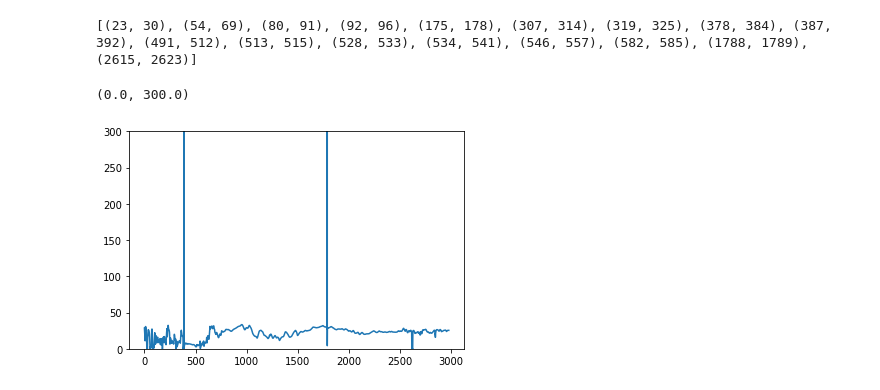
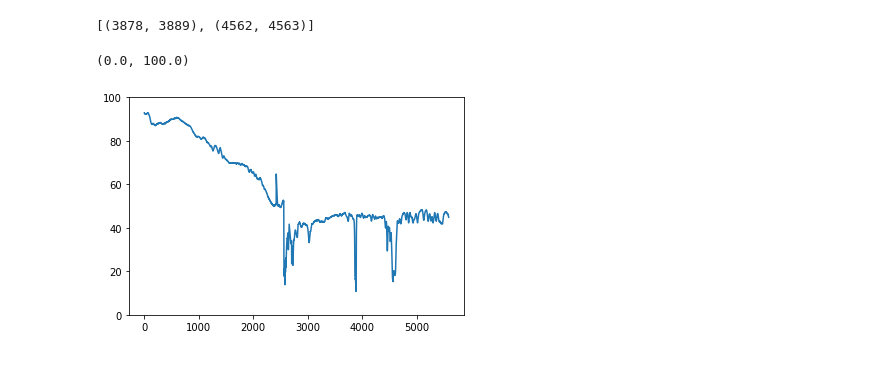
Before and after one commit to bradlipovsky/antarctic-rift-catalog, a Jupyter notebook: test_the_detector.ipynb, the cells around one changed output. Cells and saved outputs as stored; diff of their text form; code cells hidden in the pictures.

```diff
--- a/test_the_detector.ipynb
+++ b/test_the_detector.ipynb
@@ -11,14 +11,28 @@ import pickle
 
 shelf_name='brunt-riiser-ekstrom'
 
-atl06_file_name = './atl06_' + shelf_name + '.pkl'
-atl06_filelist = './filelists/' + shelf_name + '-list.json'
-dataset_path = '/data/fast0/'
+# atl06_file_name = './atl06_' + shelf_name + '.pkl'
+# atl06_file_name = '/home/bradlipovsky/notebooks/brunt-is2-rifts/atl06_' + shelf_name + '.pkl'
+atl06_file_name = '/data/fast1/arc/atl06_' + shelf_name + '.pkl'
+# atl06_filelist = './filelists/' + shelf_name + '-list.json'
+# dataset_path = '/data/fast0/'
 
 
 # Load data (deserialize)
 with open(atl06_file_name, 'rb') as handle:
     atl06_data = pickle.load(handle)
     print('ATL06 data loaded from pickle.')
+
+# ATL06 quality flags 0: No problem 1: Problem
+
+display(atl06_data.loc[40])
+
+lat = row["lat"]
+lon = row["lon"]
+print(len(lon))
+print(lon[1])
+print(lat[1])
+print(lon[len(lon)-1])
+print(lat[len(lat)-1])
 # %% [output]
 ATL06 data loaded from pickle.
@@ -25,14 +59,20 @@ ATL06 data loaded from pickle.
 # %%
 # for i, row in atl06_data.iterrows():
-row = atl06_data.iloc[3]
+row = atl06_data.iloc[40]
 
-rift_list = arc.find_the_rifts(row['h'])
+#display(row)
+
+# arc.find_the_rifts line 262
+# arc.get_rifts 350
+rift_list = arc.find_the_rifts(row["h"] - row["geoid"]- row["tides"])
+#rift_list = arc.find_the_rifts(row['h'])
+#rift_list = arc.get_rifts(row['h'])
 print(rift_list)
 
 import matplotlib.pyplot as plt
 plt.plot(row['h'])
-plt.ylim((0,300))
+plt.ylim((0,100))
 # %% [output]
-[(23, 30), (54, 69), (80, 91), (92, 96), (175, 178), (307, 314), (319, 325), (378, 384), (387, 392), (491, 512), (513, 515), (528, 533), (534, 541), (546, 557), (582, 585), (1788, 1789), (2615, 2623)]
+[(3878, 3889), (4562, 4563)]
-(0.0, 300.0)
+(0.0, 100.0)
-[figure, old version]
+[figure, new version]
```
Also changed, not shown: parts of 4 cells of this notebook.
